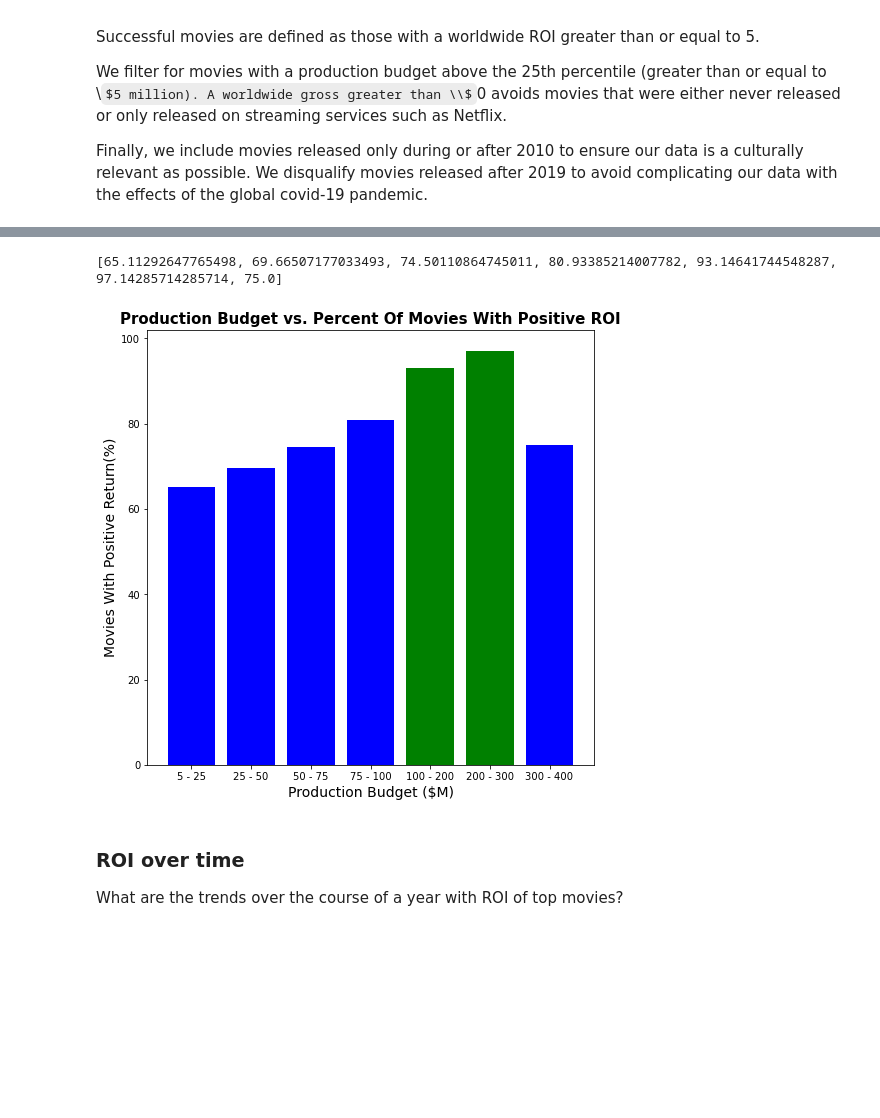
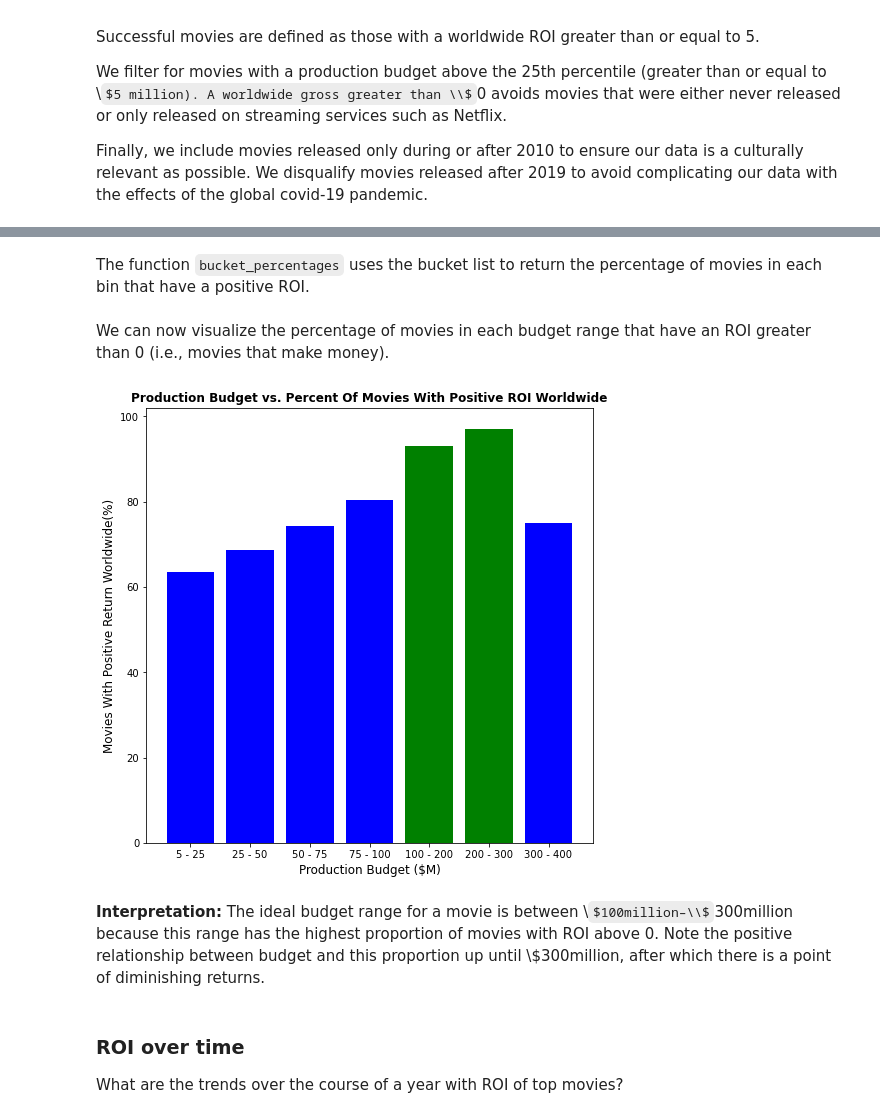
Before and after one commit to jmarkowi/Microsoft-Studios-Analysis, a Jupyter notebook: microsoft_movie_needs_analysis.ipynb, the cells around one changed output, grey strips where cells are left out. Drawn from its saved outputs; the diff is of its cells as text; code cells hidden in the pictures; some formulas as TeX source; blank space fills up the shorter version.

```diff
--- a/microsoft_movie_needs_analysis.ipynb
+++ b/microsoft_movie_needs_analysis.ipynb
@@ -101,6 +103,5 @@ Finding the sweet spot of spending and return.
 # %%
 relevant_movies = movie_budgets[(movie_budgets['worldwide_gross'] > 0)
-                                   & (movie_budgets['domestic_gross'] > 0)
                                    & (movie_budgets['production_budget'] >= 5000000)
                                    & (movie_budgets['release_year'] < 2020) ]
 relevant_movies.head(3)
@@ -112,5 +115,7 @@ relevant_movies.head(3)
 # %%
 buckets_list = [4999999, 25000000, 50000000, 75000000, 100000000, 200000000, 300000000, 400000000]
+# %% [markdown]
+The function `bucket_percentages` uses the bucket list to return the percentage of movies in each bin that have a positive ROI.
 # %%
 def bucket_percentages(buckets):
     # relevant_movies_counts = relevant_movies.buckets.value_counts().values
@@ -126,28 +131,30 @@ def bucket_percentages(buckets):
         per_movies_list.append(per_movies)
 
     return per_movies_list
-# %%
-print(bucket_percentages(buckets_list))
-# %% [output]
-[65.11292647765498, 69.66507177033493, 74.50110864745011, 80.93385214007782, 93.14641744548287, 97.14285714285714, 75.0]
+# %% [markdown]
+We can now visualize the percentage of movies in each budget range that have an ROI greater than 0 (i.e., movies that make money).
 # %%
 fig, ax = plt.subplots(figsize=(8,8))
 
 x = [('5 - 25'), ('25 - 50'), ('50 - 75'), ('75 - 100'), ('100 - 200'), ('200 - 300'), ('300 - 400')]
 
 h = bucket_percentages(buckets_list)
 
 ax.bar(x, h, color=['blue', 'blue', 'blue', 'blue', 'green', 'green', 'blue']);
 
-ax.set_title('Production Budget vs. Percent Of Movies With Positive ROI', {'fontsize':15, 'fontweight':'bold'})
-ax.set_xlabel('Production Budget ($M)', fontsize = 14)
-ax.set_ylabel('Movies With Positive Return(%)', fontsize = 14)
+ax.set_title('Production Budget vs. Percent Of Movies With Positive ROI Worldwide',
+             {'fontsize':12, 'fontweight':'bold'})
+ax.set_xlabel('Production Budget ($M)', fontsize = 12)
+ax.set_ylabel('Movies With Positive Return Worldwide(%)', fontsize = 12)
 
 plt.grid(False)
 plt.rc('xtick', labelsize=10)
 plt.rc('ytick', labelsize=10);
 # %% [output]
-[figure, old version]
+[figure, new version]
+# %% [markdown]
+**Interpretation:**
+The ideal budget range for a movie is between \\$100million–\\$300million because this range has the highest proportion of movies with ROI above 0. Note the positive relationship between budget and this proportion up until \\$300million, after which there is a point of diminishing returns.
 # %% [markdown]
 ### ROI over time
 What are the trends over the course of a year with ROI of top movies?
```
Also changed, not shown: parts of 3 cells of this notebook.
